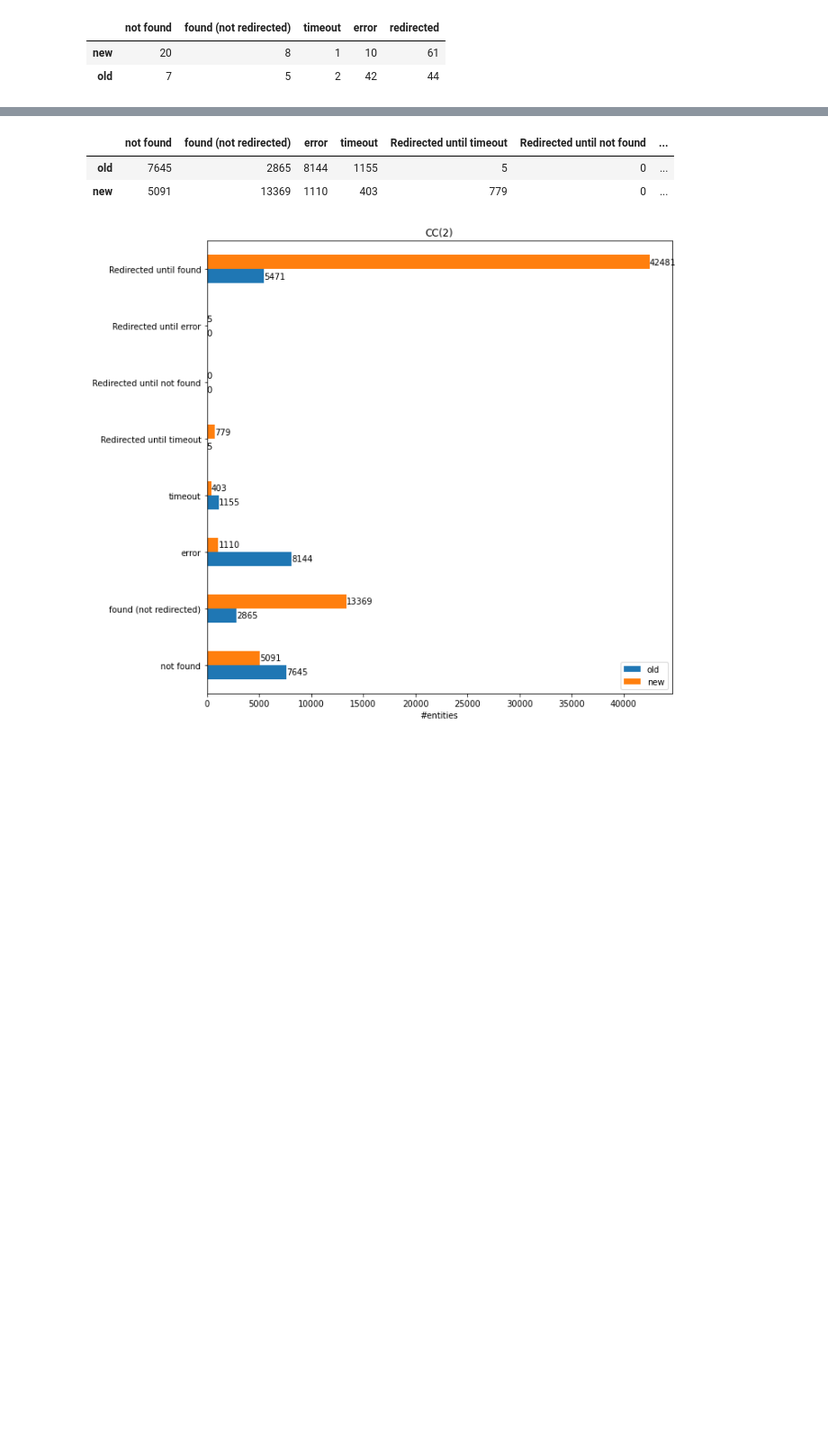
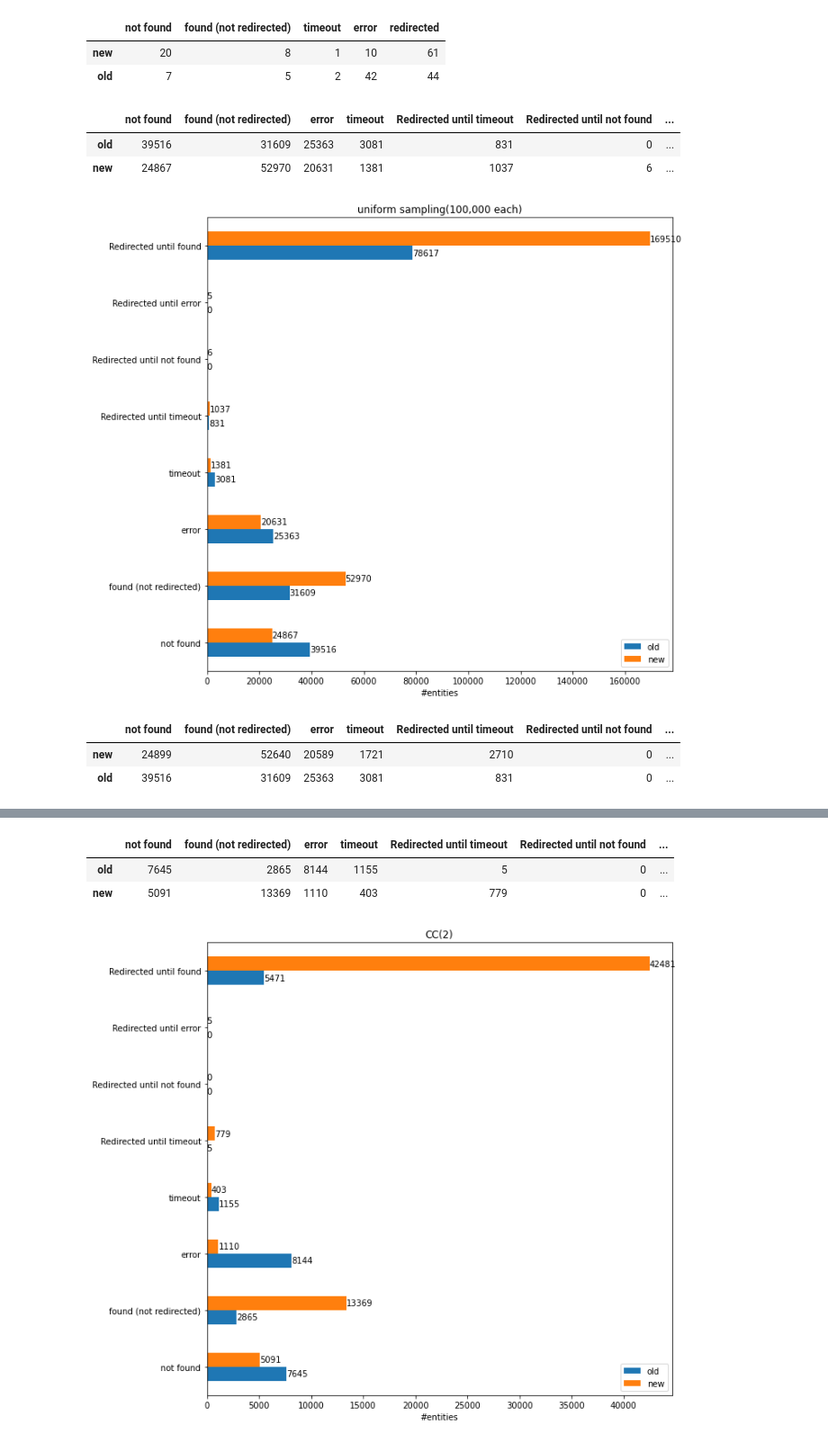
Before and after one commit to shuaiwangvu/scaling_identity_refinement, a Jupyter notebook: visualisation_cc_new_kg.ipynb, the cells around one changed output, grey strips where cells are left out. Shown: that part at 90% size. Saved outputs shown, nothing was run; the diff lists cells and outputs as text; code cells hidden in the pictures; blank space fills up the shorter version.

Commit message:
analyis on the redirect results + changes to the redirects script

```diff
--- a/visualisation_cc_new_kg.ipynb
+++ b/visualisation_cc_new_kg.ipynb
@@ -12,7 +12,28 @@ df
 | new | 20 | 8 | 1 | 10 | 61 |
 | old | 7 | 5 | 2 | 42 | 44 |
 # %%
-d2 = {'not found': [24867, 39516], 'found (not redirected)': [52970,31609], 'error': [20631,25363], 'timeout':[1381,3081], 'Redirected until timeout':[1037,831],
-'Redirected until not found':[6,0], 'Redirected until error':[5,0], 'Redirected until found':[169510,78617]}
-cc = pd.DataFrame(data=d2, index=['old', 'new'])
+d2 = {'not found': [39516, 24867], 'found (not redirected)': [31609, 52970], 'error': [25363,20631], 'timeout':[3081,1381], 'Redirected until timeout':[831, 1037],
+'Redirected until not found':[0,6], 'Redirected until error':[0, 5], 'Redirected until found':[78617,169510]}
+cc = pd.DataFrame(data=d2, index=[ 'old', 'new'])
 cc
+# %% [output]
+|  | not found | found (not redirected) | error | timeout | Redirected until timeout | Redirected until not found | ... |
+| old | 39516 | 31609 | 25363 | 3081 | 831 | 0 | ... |
+| new | 24867 | 52970 | 20631 | 1381 | 1037 | 6 | ... |
+# %%
+ax = cc.T.plot.barh(figsize=(10,10))
+ax.set_xlabel('#entities')
+ax.set_title('uniform sampling(100,000 each)')
+for container in ax.containers:
+    ax.bar_label(container)
+# %% [output]
+[figure, added]
+# %%
+sec_try_cc_ite = {'not found': [24899, 39516], 'found (not redirected)': [52640,31609], 'error': [20589,25363], 'timeout':[1721,3081], 'Redirected until timeout':[2710,831],
+'Redirected until not found':[0,0], 'Redirected until error':[27,0], 'Redirected until found':[167949,78617]}
+cc_sec_ite = pd.DataFrame(data=sec_try_cc_ite, index=['new', 'old'])
+cc_sec_ite
+# %% [output]
+|  | not found | found (not redirected) | error | timeout | Redirected until timeout | Redirected until not found | ... |
+| new | 24899 | 52640 | 20589 | 1721 | 2710 | 0 | ... |
+| old | 39516 | 31609 | 25363 | 3081 | 831 | 0 | ... |
```
Also changed, not shown: parts of 1 cell of this notebook, 7 other files.
